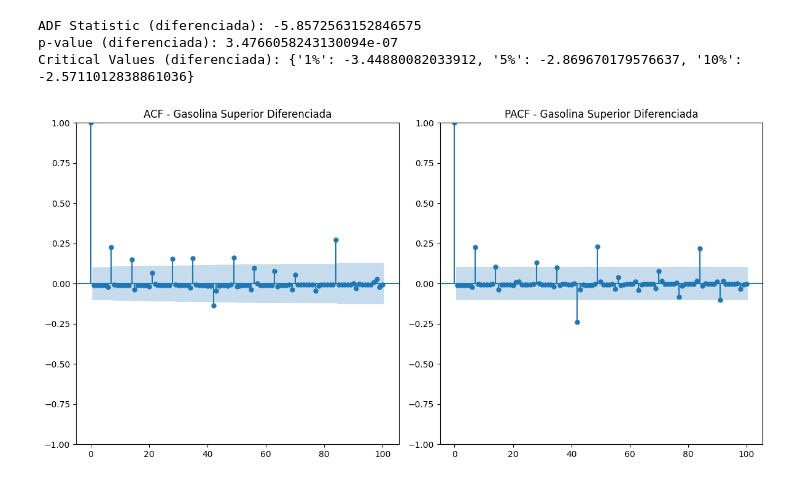
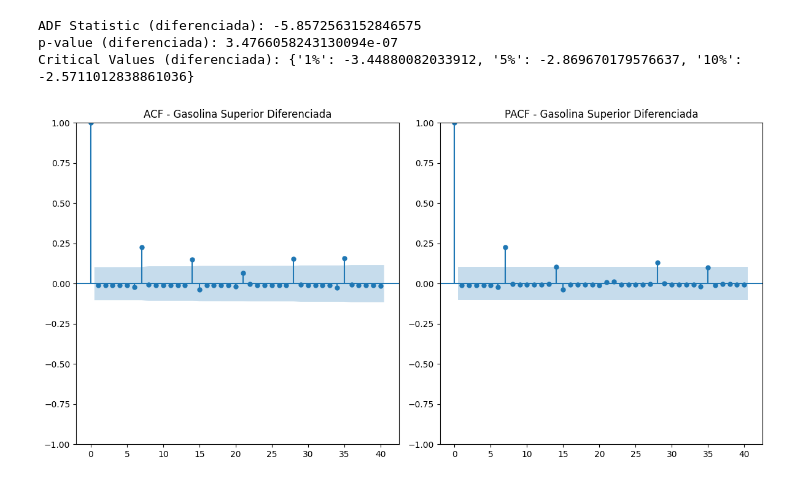
Before and after one commit to Jskenpo/DS_LAB2, a Jupyter notebook: LAB2.ipynb, the cells around one changed output. Cells and saved outputs as stored; diff of their text form; code cells hidden in the pictures.

```diff
--- a/LAB2.ipynb
+++ b/LAB2.ipynb
@@ -622,16 +666,16 @@ Critical Values (diferenciada): {'1%': -3.44880082033912, '5%': -2.8696701795766
 # %%
 # Graficar ACF y PACF para la serie diferenciada
 plt.figure(figsize=(12, 6))
 
 plt.subplot(1, 2, 1)
-plot_acf(precios_filtered['Gasolina superior_diff'].dropna(), lags=100, ax=plt.gca())
+plot_acf(precios_filtered['Gasolina superior_diff'].dropna(), lags=40, ax=plt.gca())
 plt.title('ACF - Gasolina Superior Diferenciada')
 
 plt.subplot(1, 2, 2)
-plot_pacf(precios_filtered['Gasolina superior_diff'].dropna(), lags=100, ax=plt.gca())
+plot_pacf(precios_filtered['Gasolina superior_diff'].dropna(), lags=40, ax=plt.gca())
 plt.title('PACF - Gasolina Superior Diferenciada')
 
 plt.tight_layout()
 plt.show()
 # %% [output]
-[figure, old version]
+[figure, new version]
```
Also changed, not shown: parts of 18 cells of this notebook.
